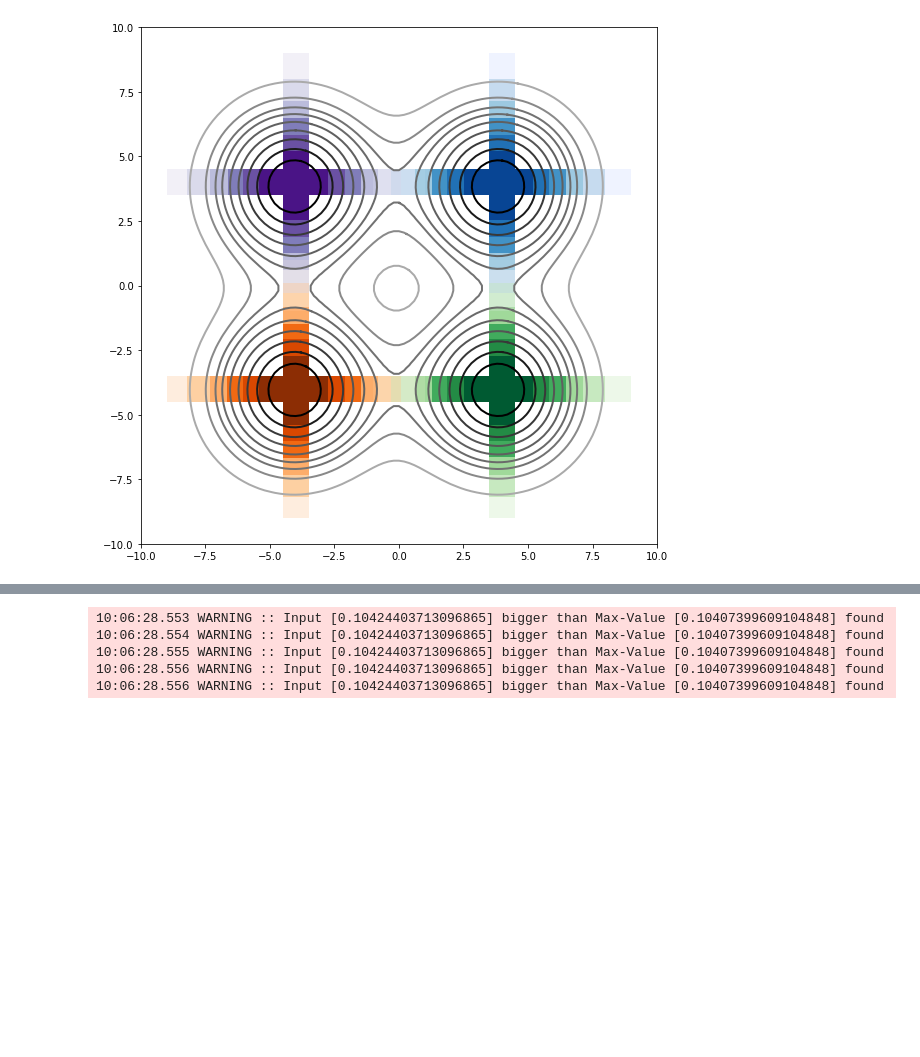
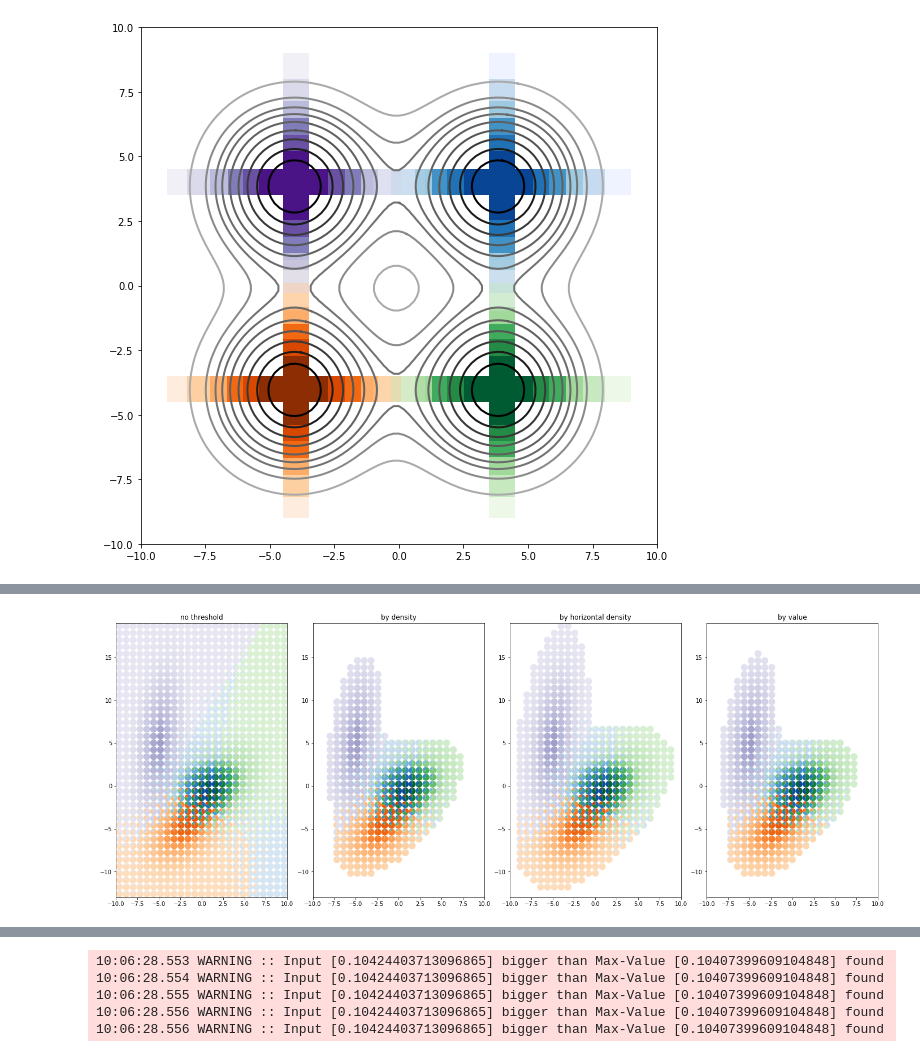
Before and after one commit to asver12/contour-maps-visualization, a Jupyter notebook: examples/Pie-charts.ipynb, the cells around one changed output, grey strips where cells are left out. Drawn from its saved outputs; the diff is of its cells as text; code cells hidden in the pictures; blank space fills up the shorter version.

```diff
--- a/examples/Pie-charts.ipynb
+++ b/examples/Pie-charts.ipynb
@@ -97,0 +118,26 @@ AttributeError: 'Figure' object has no attribute 'plot_layout'
+# %%
+four_gaussians = example_data.generate_four_random_gaussians()
+# %%
+ylimit = (-13, 19)
+# %%
+fig, (ax_0, ax_1, ax_2, ax_3) = plt.subplots(1,4)
+picture_plot.plot_image(ax_0, four_gaussians[10], contours=False, pie_charts=True, pie_chart_level_to_cut=0, pie_chart_modus="light",  pie_num=25, pie_chart_iso_level=40, ylim=ylimit)
+ax_0.set_title("no threshold")
+# ax_0.set_aspect("equal")
+
+picture_plot.plot_image(ax_1, four_gaussians[10], contours=False, pie_charts=True, pie_chart_contour_method="equal_density",  pie_num=25, pie_chart_iso_level=40, ylim=ylimit)
+ax_1.set_title("by density")
+#ax_1.set_aspect("equal")
+
+picture_plot.plot_image(ax_2, four_gaussians[10], contours=False, pie_charts=True, pie_chart_contour_method="equal_horizontal",  pie_num=25, pie_chart_iso_level=40, ylim=ylimit)
+ax_2.set_title("by horizontal density")
+# ax_2.set_aspect("equal")
+
+picture_plot.plot_image(ax_3, four_gaussians[10], contours=False, pie_charts=True, pie_chart_contour_method="equal_value",  pie_num=25, pie_chart_iso_level=40, ylim=ylimit)
+ax_3.set_title("by value")
+# ax_2.set_aspect("equal")
+
+fig.tight_layout()
+fig.savefig("lower_border_cutting_pie_chart.png")
+# %% [output]
+[figure, added]
```
Also changed, not shown: parts of 8 cells of this notebook, 4 other files.
